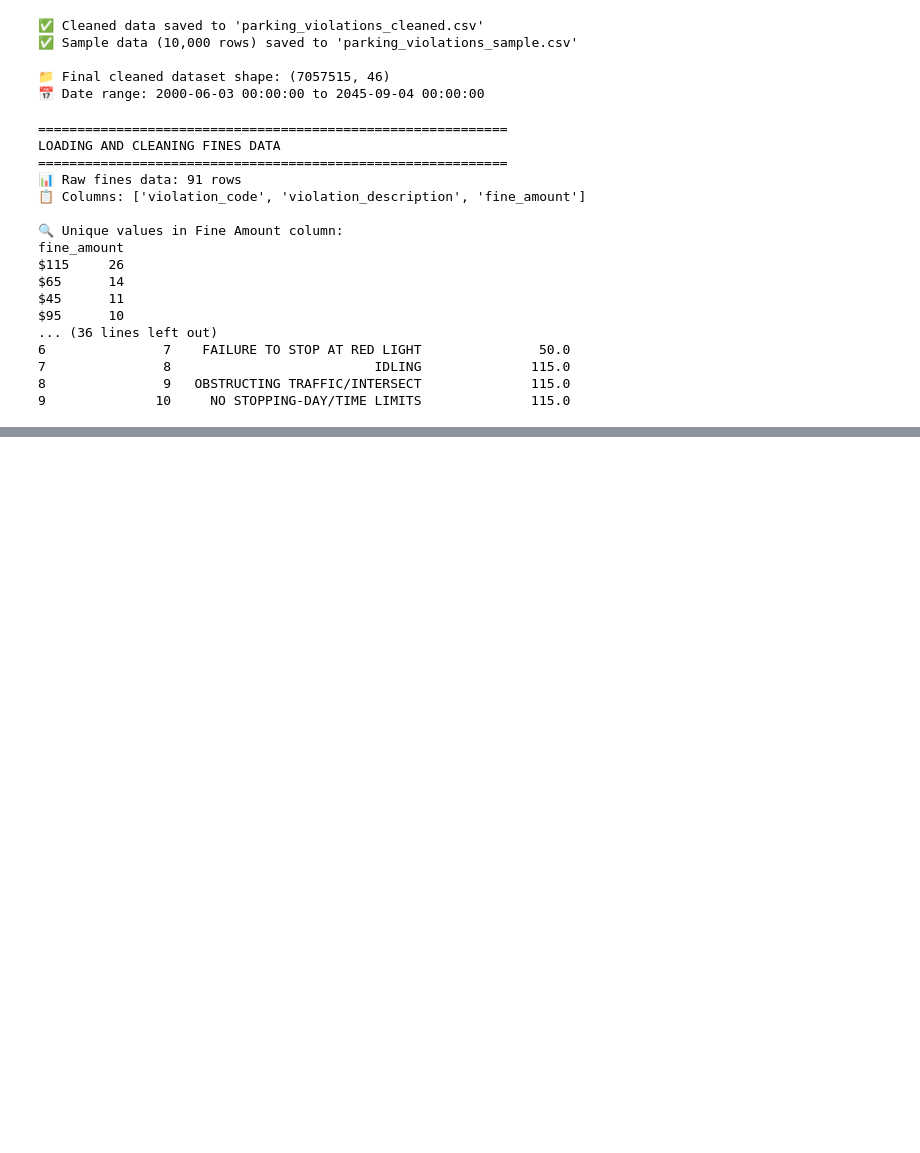
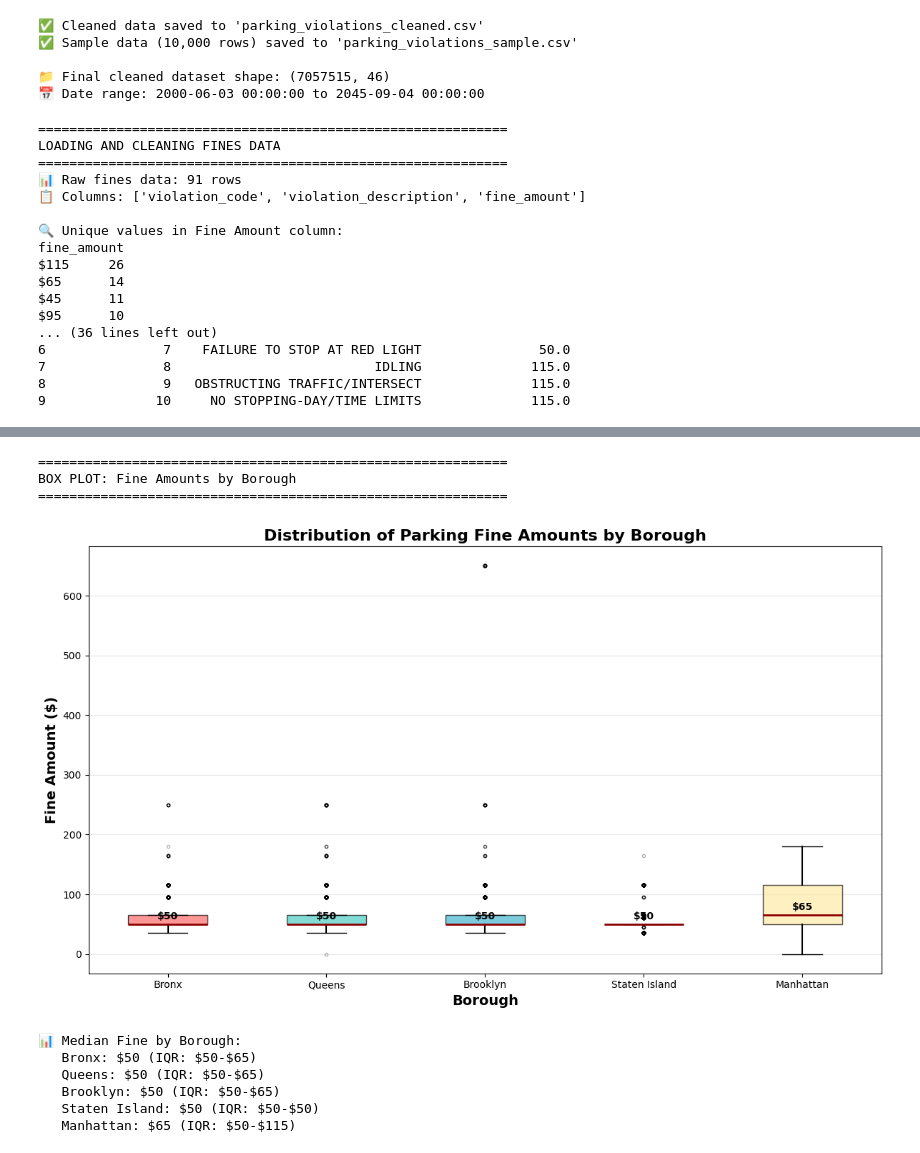
Before and after one commit to JaysonC41/capstonetest, a Jupyter notebook: notebooks/nyc_parking_insights.ipynb, the cells around one changed output, grey strips where cells are left out. Cells and saved outputs as stored; diff of their text form; code cells hidden in the pictures; blank space fills up the shorter version.

```diff
--- a/notebooks/nyc_parking_insights.ipynb
+++ b/notebooks/nyc_parking_insights.ipynb
@@ -1372,3 +1372,18 @@ $95      10
 7               8                          IDLING              115.0
 8               9   OBSTRUCTING TRAFFIC/INTERSECT              115.0
 9              10     NO STOPPING-DAY/TIME LIMITS              115.0
+# %%
+# Standardize violation codes
+df_clean['violation_code'] = df_clean['violation_code'].astype(str).str.strip()
+df_fines['violation_code'] = df_fines['violation_code'].astype(str).str.strip()
+
+# Merge
+df_merged = df_clean.merge(
+    df_fines[['violation_code', 'fine_amount_clean', 'violation_description']],
+    on='violation_code',
+    how='left'
+)
+
+print(f"\n✅ Merge complete!")
+print(f"   Total rows: {len(df_merged):,}")
+print(f"   Rows with fine amounts: {df_merged['fine_amount_clean'].notna().sum():,} ({df_merged['fine_amount_clean'].notna().sum()/len(df_merged)*100:.1f}%)")
@@ -1374,0 +1517,59 @@ $95      10
+# %%
+print("\n" + "=" * 60)
+print("BOX PLOT: Fine Amounts by Borough")
+print("=" * 60)
+
+# Prepare data
+box_data = df_merged[df_merged['fine_amount_clean'].notna()].copy()
+box_data = box_data[box_data['borough'] != 'Other']
+
+# Sample for performance
+if len(box_data) > 100000:
+    box_data = box_data.sample(n=100000, random_state=42)
+
+plt.figure(figsize=(12, 7))
+
+boroughs = box_data['borough'].unique()
+fine_values = [box_data[box_data['borough'] == b]['fine_amount_clean'].values for b in boroughs]
+
+bp = plt.boxplot(fine_values, labels=boroughs, patch_artist=True,
+                  medianprops=dict(linewidth=2, color='darkred'),
+                  whiskerprops=dict(linewidth=1.5),
+                  flierprops=dict(marker='o', markersize=3, alpha=0.3))
+
+colors = ['#FF6B6B', '#4ECDC4', '#45B7D1', '#96CEB4', '#FFEAA7']
+for patch, color in zip(bp['boxes'], colors[:len(boroughs)]):
+    patch.set_facecolor(color)
+    patch.set_alpha(0.7)
+
+plt.xlabel('Borough', fontsize=14, fontweight='bold')
+plt.ylabel('Fine Amount ($)', fontsize=14, fontweight='bold')
+plt.title('Distribution of Parking Fine Amounts by Borough', fontsize=16, fontweight='bold')
+plt.grid(axis='y', alpha=0.3)
+
+# Add median values
+for i, borough in enumerate(boroughs):
+    median = np.median(fine_values[i])
+    plt.text(i + 1, median + 5, f'${median:.0f}',
+             ha='center', va='bottom', fontsize=10, fontweight='bold')
+
+plt.tight_layout()
+plt.show()
+
+print("\n📊 Median Fine by Borough:")
+for i, borough in enumerate(boroughs):
+    median = np.median(fine_values[i])
+    q1 = np.percentile(fine_values[i], 25)
+    q3 = np.percentile(fine_values[i], 75)
+    print(f"   {borough}: ${median:.0f} (IQR: ${q1:.0f}-${q3:.0f})")
+# %% [output]
+============================================================
+BOX PLOT: Fine Amounts by Borough
+============================================================
+[figure, added]
+📊 Median Fine by Borough:
+   Bronx: $50 (IQR: $50-$65)
+   Queens: $50 (IQR: $50-$65)
+   Brooklyn: $50 (IQR: $50-$65)
+   Staten Island: $50 (IQR: $50-$50)
+   Manhattan: $65 (IQR: $50-$115)
```
Also changed, not shown: parts of 4 cells of this notebook.
